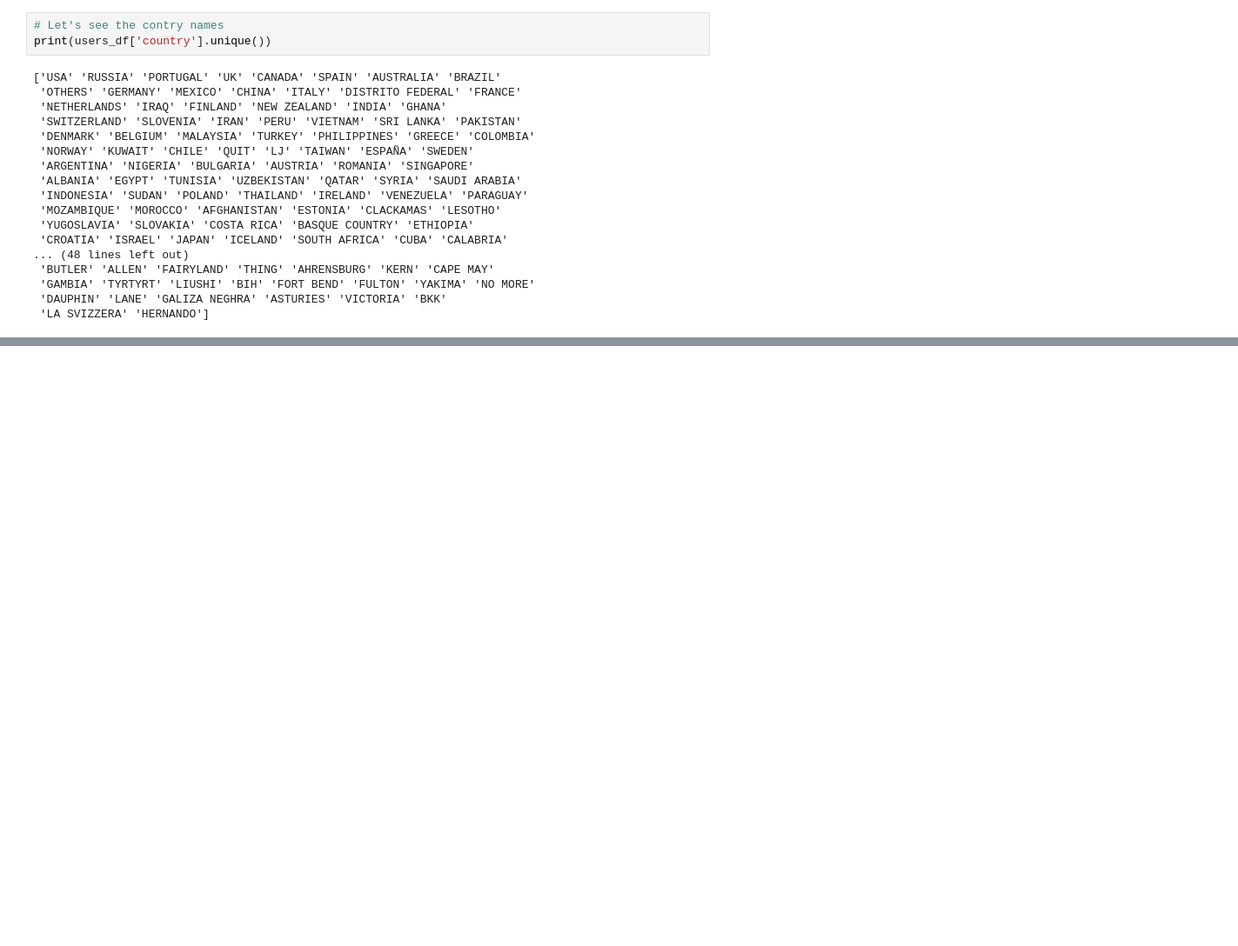
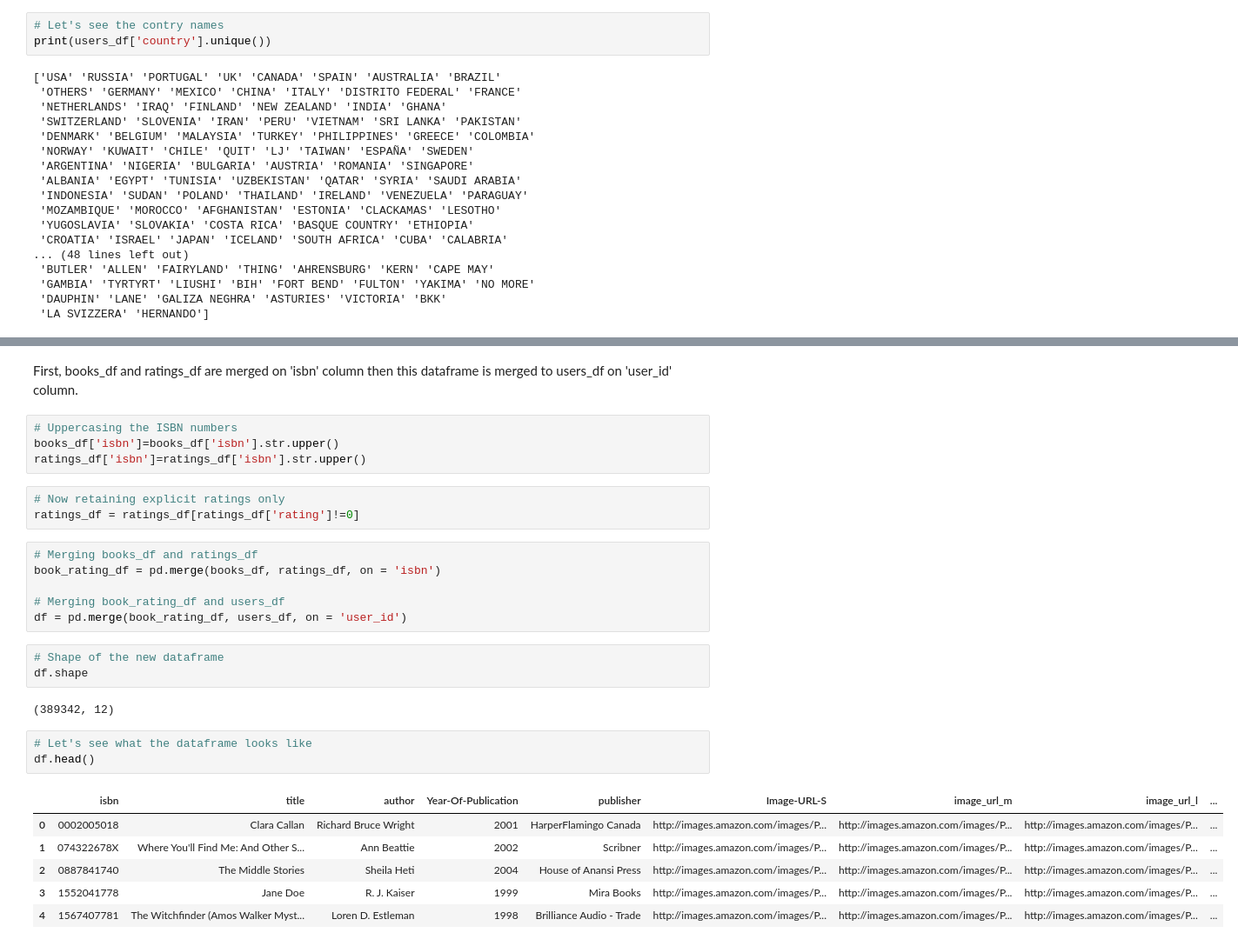
Before and after one commit to DharmeshRV/Book-Recommendation-System, a Jupyter notebook: Book_Recommendation_System.ipynb, the cells around one changed output, grey strips where cells are left out. Shown: that part at 87% size. Saved outputs shown, nothing was run; the diff lists cells and outputs as text; blank space fills up the shorter version.

```diff
--- a/Book_Recommendation_System.ipynb
+++ b/Book_Recommendation_System.ipynb
@@ -453,0 +440,30 @@ print(users_df['country'].unique())
+# %% [markdown]
+First, books_df and ratings_df are merged on 'isbn' column then this dataframe is merged to users_df on 'user_id' column.
+# %%
+# Uppercasing the ISBN numbers
+books_df['isbn']=books_df['isbn'].str.upper()
+ratings_df['isbn']=ratings_df['isbn'].str.upper()
+# %%
+# Now retaining explicit ratings only
+ratings_df = ratings_df[ratings_df['rating']!=0]
+# %%
+# Merging books_df and ratings_df
+book_rating_df = pd.merge(books_df, ratings_df, on = 'isbn')
+
+# Merging book_rating_df and users_df
+df = pd.merge(book_rating_df, users_df, on = 'user_id')
+# %%
+# Shape of the new dataframe
+df.shape
+# %% [output]
+(389342, 12)
+# %%
+# Let's see what the dataframe looks like
+df.head()
+# %% [output]
+|  | isbn | title | author | Year-Of-Publication | publisher | Image-URL-S | image_url_m | image_url_l | ... |
+| 0 | 0002005018 | Clara Callan | Richard Bruce Wright | 2001 | HarperFlamingo Canada | http://images.amazon.com/images/P... | http://images.amazon.com/images/P... | http://images.amazon.com/images/P... | ... |
+| 1 | 074322678X | Where You'll Find Me: And Other S... | Ann Beattie | 2002 | Scribner | http://images.amazon.com/images/P... | http://images.amazon.com/images/P... | http://images.amazon.com/images/P... | ... |
+| 2 | 0887841740 | The Middle Stories | Sheila Heti | 2004 | House of Anansi Press | http://images.amazon.com/images/P... | http://images.amazon.com/images/P... | http://images.amazon.com/images/P... | ... |
+| 3 | 1552041778 | Jane Doe | R. J. Kaiser | 1999 | Mira Books | http://images.amazon.com/images/P... | http://images.amazon.com/images/P... | http://images.amazon.com/images/P... | ... |
+| 4 | 1567407781 | The Witchfinder (Amos Walker Myst... | Loren D. Estleman | 1998 | Brilliance Audio - Trade | http://images.amazon.com/images/P... | http://images.amazon.com/images/P... | http://images.amazon.com/images/P... | ... |
```
Also changed, not shown: parts of 11 cells of this notebook.
